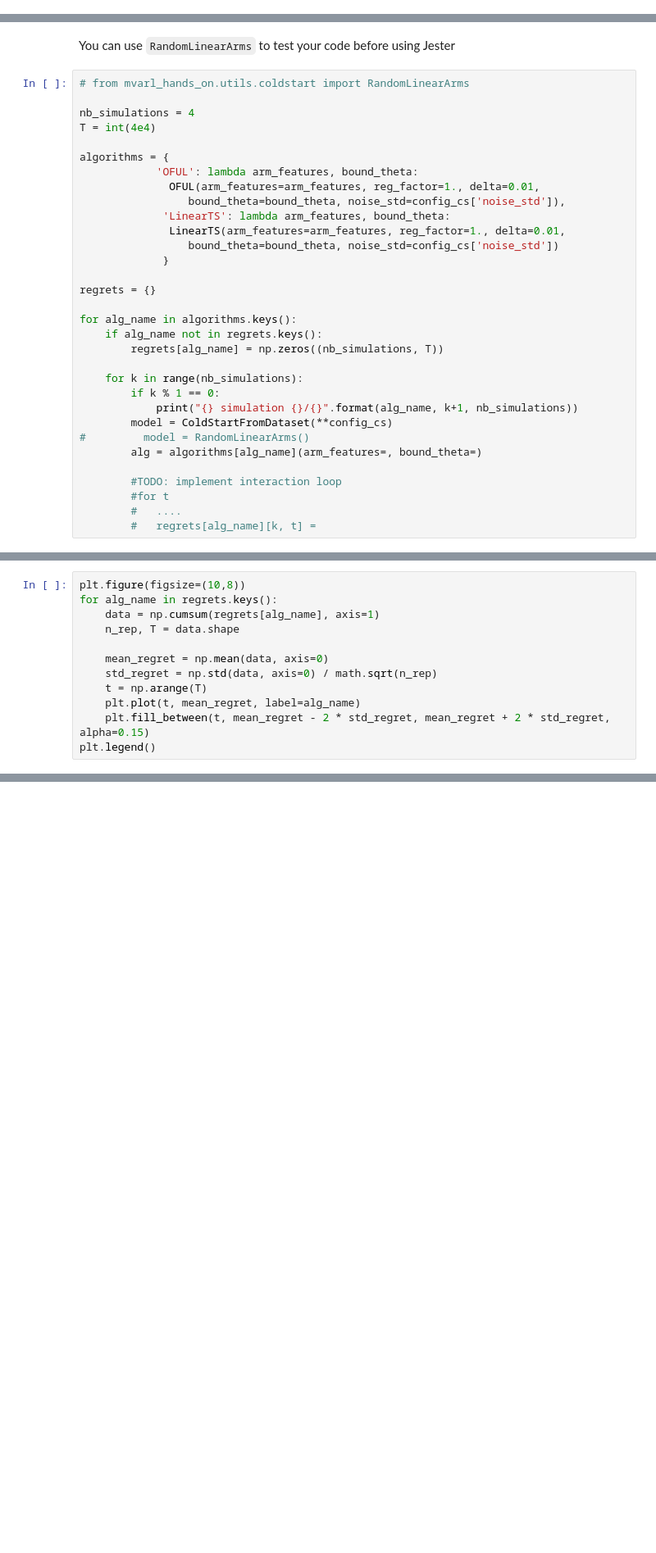
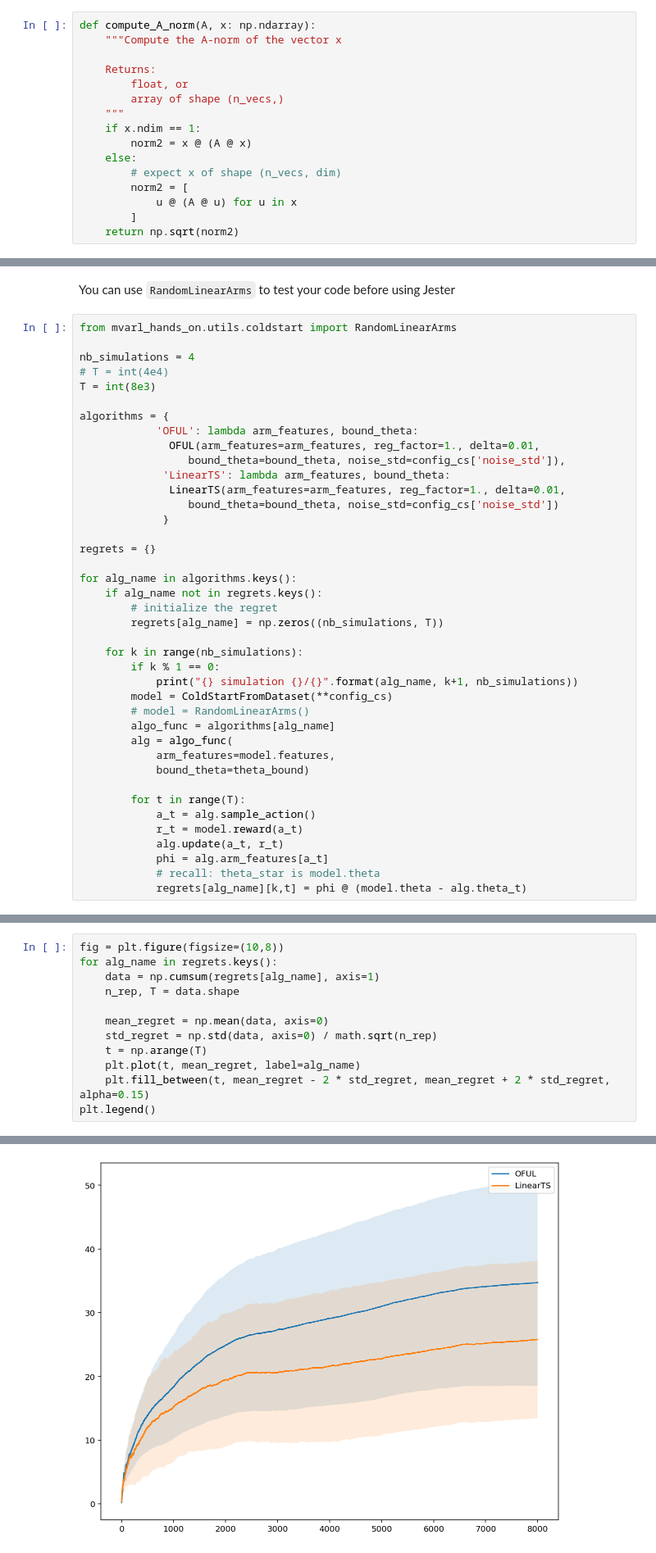
Before and after one commit to ManifoldFR/mva-reinforcementlearning, a Jupyter notebook: MVARL19_part3.ipynb, the cells around one changed output, grey strips where cells are left out. Shown at 82% size. Cells and saved outputs as stored; diff of their text form; blank space fills up the shorter version.

```diff
--- a/MVARL19_part3.ipynb
+++ b/MVARL19_part3.ipynb
@@ -109,6 +147,22 @@ Suppose $𝐴$ be a nonsingular $n\times n$ matrix and $\mathbf{u}, \mathbf{v}$
 $$
 (A+\mathbf{u}\mathbf{v}^T)^{-1} = A^{-1} - \frac{A^{-1}\mathbf{u}\mathbf{v}^TA^{-1}}{1+\mathbf{v}^TA^{-1}\mathbf{u}}.
 $$
+# %%
+def compute_A_norm(A, x: np.ndarray):
+    """Compute the A-norm of the vector x
+
+    Returns:
+        float, or
+        array of shape (n_vecs,)
+    """
+    if x.ndim == 1:
+        norm2 = x @ (A @ x)
+    else:
+        # expect x of shape (n_vecs, dim)
+        norm2 = [
+            u @ (A @ u) for u in x
+        ]
+    return np.sqrt(norm2)
 # %%
 class OFUL:
     def __init__(self, arm_features, reg_factor, delta,
@@ -199,10 +297,11 @@ The performance is the expected regret over multiple users. You can also test `L
 # %% [markdown]
 You can use `RandomLinearArms` to test your code before using Jester
 # %%
-# from mvarl_hands_on.utils.coldstart import RandomLinearArms
+from mvarl_hands_on.utils.coldstart import RandomLinearArms
 
 nb_simulations = 4
-T = int(4e4)
+# T = int(4e4)
+T = int(8e3)
 
 algorithms = {
             'OFUL': lambda arm_features, bound_theta:
@@ -217,16 +316,23 @@ regrets = {}
 
 for alg_name in algorithms.keys():
     if alg_name not in regrets.keys():
+        # initialize the regret
         regrets[alg_name] = np.zeros((nb_simulations, T))
 
     for k in range(nb_simulations):
         if k % 1 == 0:
             print("{} simulation {}/{}".format(alg_name, k+1, nb_simulations))
         model = ColdStartFromDataset(**config_cs)
-#         model = RandomLinearArms()
-        alg = algorithms[alg_name](arm_features=, bound_theta=)
+        # model = RandomLinearArms()
+        algo_func = algorithms[alg_name]
+        alg = algo_func(
+            arm_features=model.features,
+            bound_theta=theta_bound)
 
-        #TODO: implement interaction loop
-        #for t
-        #   ....
-        #   regrets[alg_name][k, t] =
+        for t in range(T):
+            a_t = alg.sample_action()
+            r_t = model.reward(a_t)
+            alg.update(a_t, r_t)
+            phi = alg.arm_features[a_t]
+            # recall: theta_star is model.theta
+            regrets[alg_name][k,t] = phi @ (model.theta - alg.theta_t)
@@ -233,5 +348,5 @@ for alg_name in algorithms.keys():
 # %%
-plt.figure(figsize=(10,8))
+fig = plt.figure(figsize=(10,8))
 for alg_name in regrets.keys():
     data = np.cumsum(regrets[alg_name], axis=1)
     n_rep, T = data.shape
@@ -242,3 +357,4 @@ for alg_name in regrets.keys():
     plt.plot(t, mean_regret, label=alg_name)
     plt.fill_between(t, mean_regret - 2 * std_regret, mean_regret + 2 * std_regret, alpha=0.15)
 plt.legend()
+# %% [output]
@@ -244,0 +362 @@ plt.legend()
+[figure, added]
```
Also changed, not shown: parts of 10 cells of this notebook, 5 other files.
